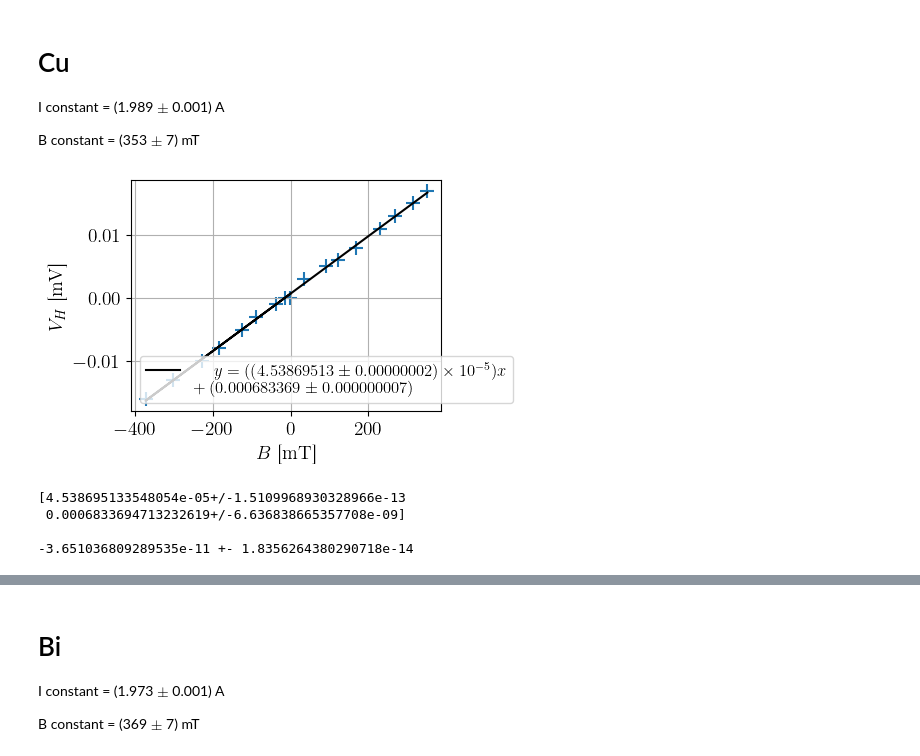
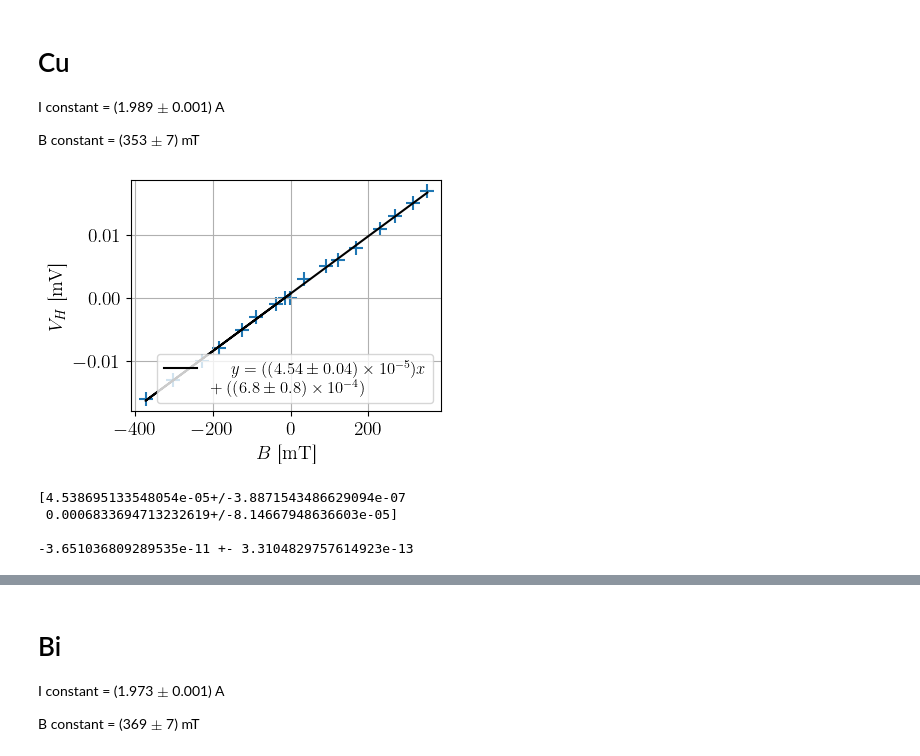
Before and after one commit to TomVdt/TPII-rapports, a Jupyter notebook: 03-H6-effet-hall/analyse/exp2.ipynb, the cells around one changed output, grey strips where cells are left out. Cells and saved outputs as stored; diff of their text form; code cells hidden in the pictures.

```diff
--- a/03-H6-effet-hall/analyse/exp2.ipynb
+++ b/03-H6-effet-hall/analyse/exp2.ipynb
@@ -108,38 +112,40 @@ B constant = (353 $\pm$ 7) mT
 # %%
 Ag_B = np.loadtxt("../data/Cu_5branch_B.csv", delimiter=",", skiprows=1)
 
 Bx = Ag_B[:,0]
 Vh = Ag_B[:,1]
 
 plt.scatter(Bx, Vh)
 # plt.errorbar(Bx, By, xerr=unp.std_devs(Bx), yerr=unp.std_devs(By))
 
 coefs, cov = np.polyfit(Bx, Vh, 1, cov=True)
 fit = np.poly1d(coefs)
-coefserr = unp.uarray(coefs, cov[(0,1),(0,1)])
+coefserr = unp.uarray(coefs, np.sqrt((cov[(0,1),(0,1)])))
 
-plt.plot(Bx, fit(Bx), label=r"$y = ({:.1uL})x \\+ ({:.1uL})$".format(*coefserr), color="black")
+plt.plot(Bx, fit(Bx), label=r"$y = ({:.1ueL})x \\+ ({:.1ueL})$".format(*coefserr), color="black")
 
 plt.legend()
 plt.xlabel(r"$B$ [\si{\milli \tesla}]")
 plt.ylabel(r"$V_H$ [\si{\milli \volt}]")
 plt.grid()
 # plt.tight_layout(pad=0.5)
+
+plt.savefig("../figures/Cu_B.pdf")
 # %% [output]
-[figure, old version]
+[figure, new version]
 # %%
 print(coefserr, "\n")
 a = 1.6e-6
 Ic = 1.989
 deltaIc = 0.001
 Rh = -coefs[0] * a / Ic
-Rherr = (a/Ic) * 1.5109968930328966e-13 + a*(coefs[0]/(Ic**2))* deltaIc
+Rherr = (a/Ic) * 3.8871543486629094e-07 + a*(coefs[0]/(Ic**2))* deltaIc
 print(f"{Rh} +- {Rherr}")
 # %% [output]
-[4.538695133548054e-05+/-1.5109968930328966e-13
- 0.0006833694713232619+/-6.636838665357708e-09]
+[4.538695133548054e-05+/-3.8871543486629094e-07
+ 0.0006833694713232619+/-8.14667948636603e-05]
 
--3.651036809289535e-11 +- 1.8356264380290718e-14
+-3.651036809289535e-11 +- 3.3104829757614923e-13
 # %%
 N = 1/(q * Rh)
 deltaN = Rherr/(q * Rh**2)
```
Also changed, not shown: parts of 17 cells of this notebook, 9 other files.
